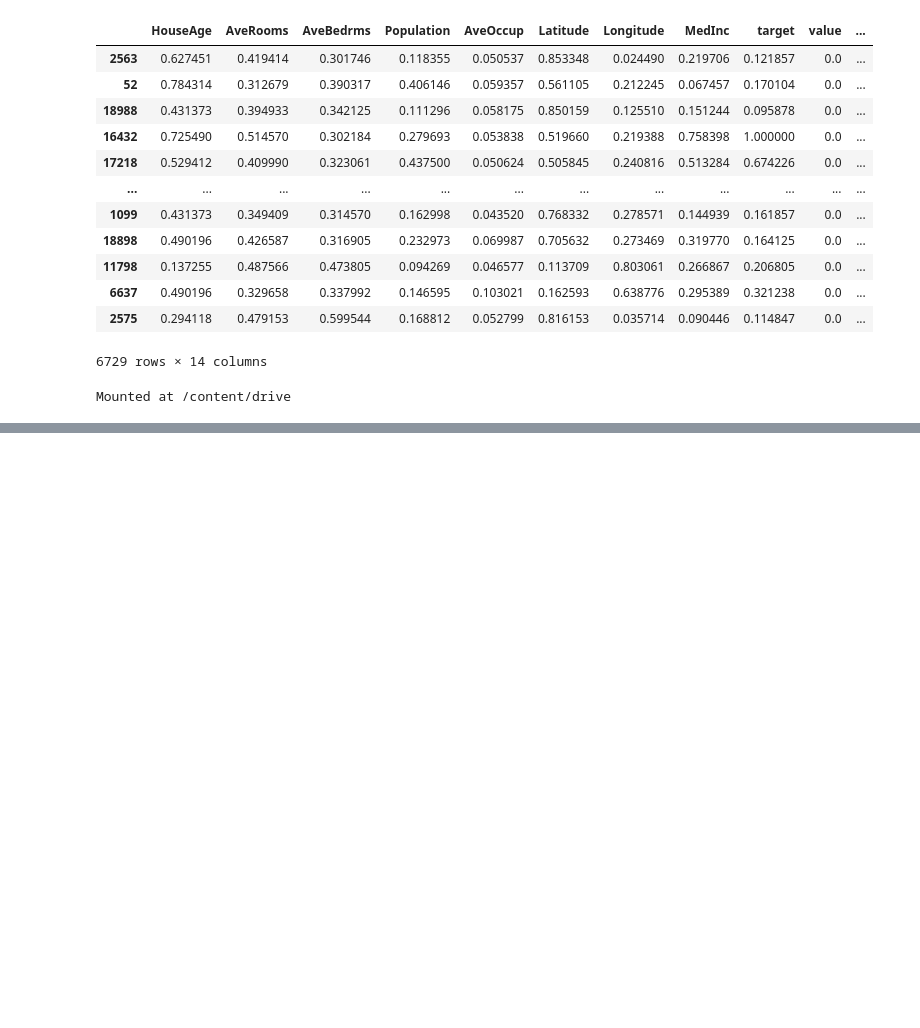
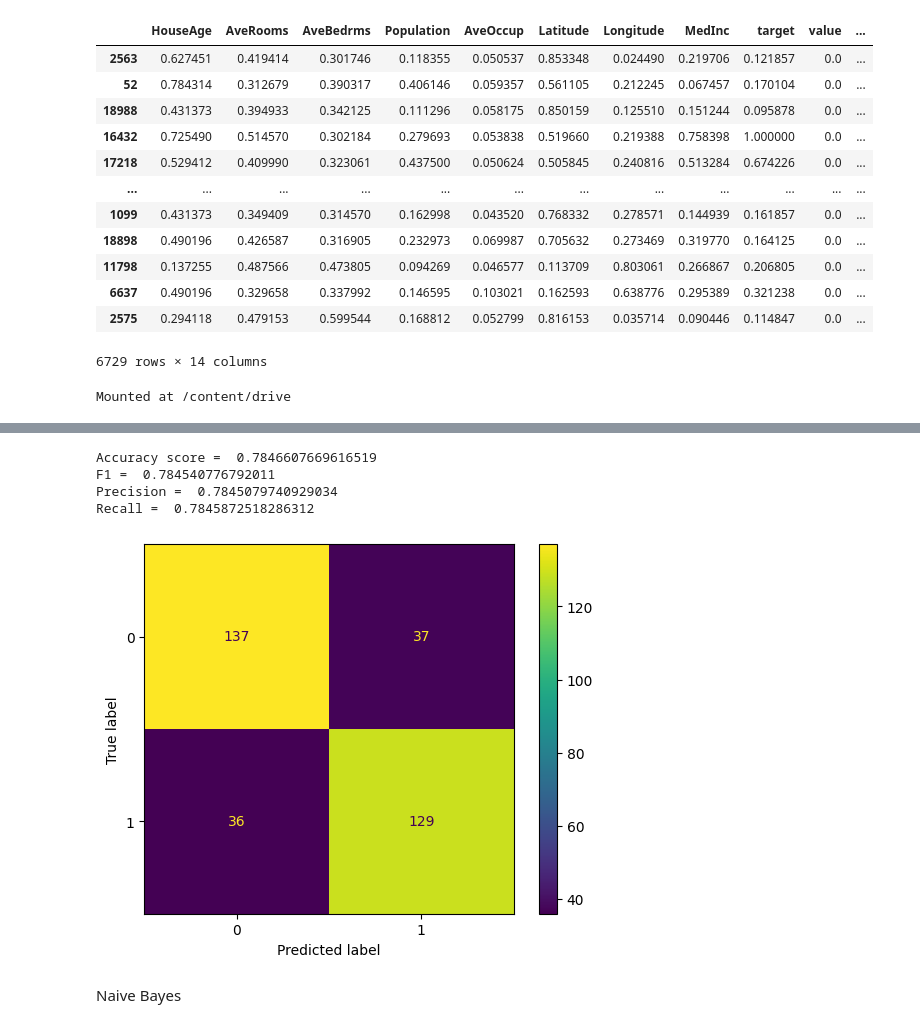
Before and after one commit to erikaminarikova/REFRESH, a Jupyter notebook: example_12_ordinal_sums_ostrava_data_2classes_different_learning_methods.ipynb, the cells around one changed output, grey strips where cells are left out. Drawn from its saved outputs; the diff is of its cells as text; code cells hidden in the pictures; blank space fills up the shorter version.

```diff
--- a/example_12_ordinal_sums_ostrava_data_2classes_different_learning_methods.ipynb
+++ b/example_12_ordinal_sums_ostrava_data_2classes_different_learning_methods.ipynb
@@ -666,0 +799,15 @@ df_test.to_csv('/content/drive/MyDrive/Colab Notebooks/os_final_output_test.csv'
+# %%
+predicted=clf.predict(X_t)
+df_test["predicted"]=predicted
+# calculate tests for test data
+target_values = df_test[['target_class']].values
+value = df_test[['predicted']].values
+calculate_tests(target_values, value)
+# %% [output]
+Accuracy score =  0.7846607669616519
+F1 =  0.784540776792011
+Precision =  0.7845079740929034
+Recall =  0.7845872518286312
+[figure, added]
+# %% [markdown]
+Naive Bayes
```
Also changed, not shown: parts of 17 cells of this notebook.
